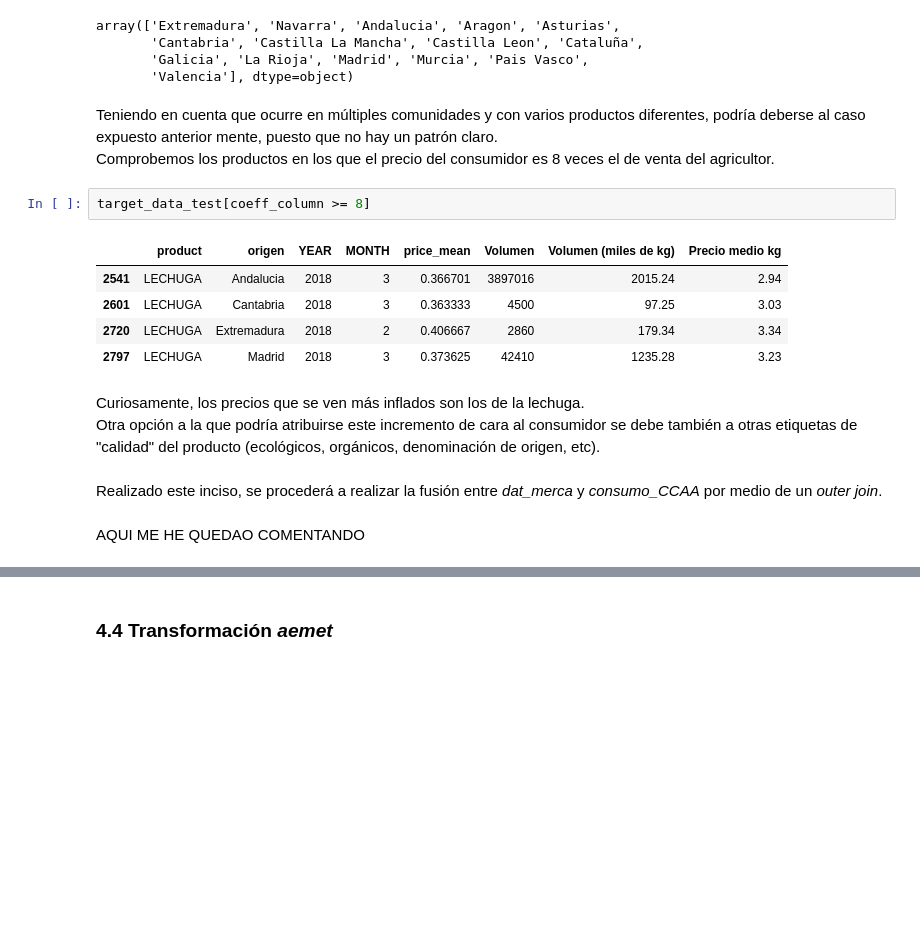
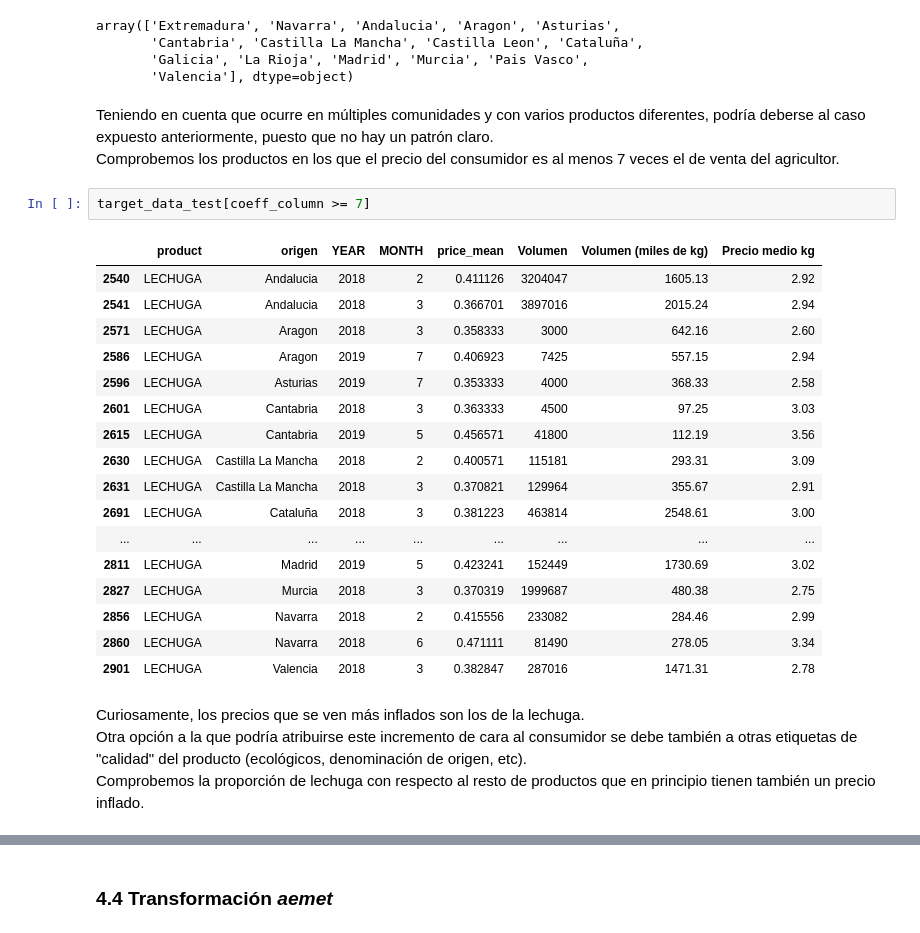
Before and after one commit to Laura-VFA/DataMining-21-22, a Jupyter notebook: DM_Entrega2.ipynb, the cells around one changed output, grey strips where cells are left out. Drawn from its saved outputs; the diff is of its cells as text; blank space fills up the shorter version.

```diff
--- a/DM_Entrega2.ipynb
+++ b/DM_Entrega2.ipynb
@@ -949,20 +949,29 @@ array(['Extremadura', 'Navarra', 'Andalucia', 'Aragon', 'Asturias',
        'Galicia', 'La Rioja', 'Madrid', 'Murcia', 'Pais Vasco',
        'Valencia'], dtype=object)
 # %% [markdown]
-Teniendo en cuenta que ocurre en múltiples comunidades y con varios productos diferentes, podría deberse al caso expuesto anterior mente, puesto que no hay un patrón claro.
-Comprobemos los productos en los que el precio del consumidor es 8 veces el de venta del agricultor.
+Teniendo en cuenta que ocurre en múltiples comunidades y con varios productos diferentes, podría deberse al caso expuesto anteriormente, puesto que no hay un patrón claro.
+Comprobemos los productos en los que el precio del consumidor es al menos 7 veces el de venta del agricultor.
 # %%
-target_data_test[coeff_column >= 8]
+target_data_test[coeff_column >= 7]
 # %% [output]
 |  | product | origen | YEAR | MONTH | price_mean | Volumen | Volumen (miles de kg) | Precio medio kg |
+| 2540 | LECHUGA | Andalucia | 2018 | 2 | 0.411126 | 3204047 | 1605.13 | 2.92 |
 | 2541 | LECHUGA | Andalucia | 2018 | 3 | 0.366701 | 3897016 | 2015.24 | 2.94 |
+| 2571 | LECHUGA | Aragon | 2018 | 3 | 0.358333 | 3000 | 642.16 | 2.60 |
+| 2586 | LECHUGA | Aragon | 2019 | 7 | 0.406923 | 7425 | 557.15 | 2.94 |
+| 2596 | LECHUGA | Asturias | 2019 | 7 | 0.353333 | 4000 | 368.33 | 2.58 |
 | 2601 | LECHUGA | Cantabria | 2018 | 3 | 0.363333 | 4500 | 97.25 | 3.03 |
-| 2720 | LECHUGA | Extremadura | 2018 | 2 | 0.406667 | 2860 | 179.34 | 3.34 |
-| 2797 | LECHUGA | Madrid | 2018 | 3 | 0.373625 | 42410 | 1235.28 | 3.23 |
+| 2615 | LECHUGA | Cantabria | 2019 | 5 | 0.456571 | 41800 | 112.19 | 3.56 |
+| 2630 | LECHUGA | Castilla La Mancha | 2018 | 2 | 0.400571 | 115181 | 293.31 | 3.09 |
+| 2631 | LECHUGA | Castilla La Mancha | 2018 | 3 | 0.370821 | 129964 | 355.67 | 2.91 |
+| 2691 | LECHUGA | Cataluña | 2018 | 3 | 0.381223 | 463814 | 2548.61 | 3.00 |
+| ... | ... | ... | ... | ... | ... | ... | ... | ... |
+| 2811 | LECHUGA | Madrid | 2019 | 5 | 0.423241 | 152449 | 1730.69 | 3.02 |
+| 2827 | LECHUGA | Murcia | 2018 | 3 | 0.370319 | 1999687 | 480.38 | 2.75 |
+| 2856 | LECHUGA | Navarra | 2018 | 2 | 0.415556 | 233082 | 284.46 | 2.99 |
+| 2860 | LECHUGA | Navarra | 2018 | 6 | 0.471111 | 81490 | 278.05 | 3.34 |
+| 2901 | LECHUGA | Valencia | 2018 | 3 | 0.382847 | 287016 | 1471.31 | 2.78 |
 # %% [markdown]
 Curiosamente, los precios que se ven más inflados son los de la lechuga.
-Otra opción a la que podría atribuirse este incremento de cara al consumidor se debe también a otras etiquetas de "calidad" del producto (ecológicos, orgánicos, denominación de origen, etc).
+Otra opción a la que podría atribuirse este incremento de cara al consumidor se debe también a otras etiquetas de "calidad" del producto (ecológicos, denominación de origen, etc).
+Comprobemos la proporción de lechuga con respecto al resto de productos que en principio tienen también un precio inflado.
-# %% [markdown]
-Realizado este inciso, se procederá a realizar la fusión entre *dat_merca* y *consumo_CCAA* por medio de un *outer join*.
-# %% [markdown]
-AQUI ME HE QUEDAO COMENTANDO
```
Also changed, not shown: parts of 45 cells of this notebook.
